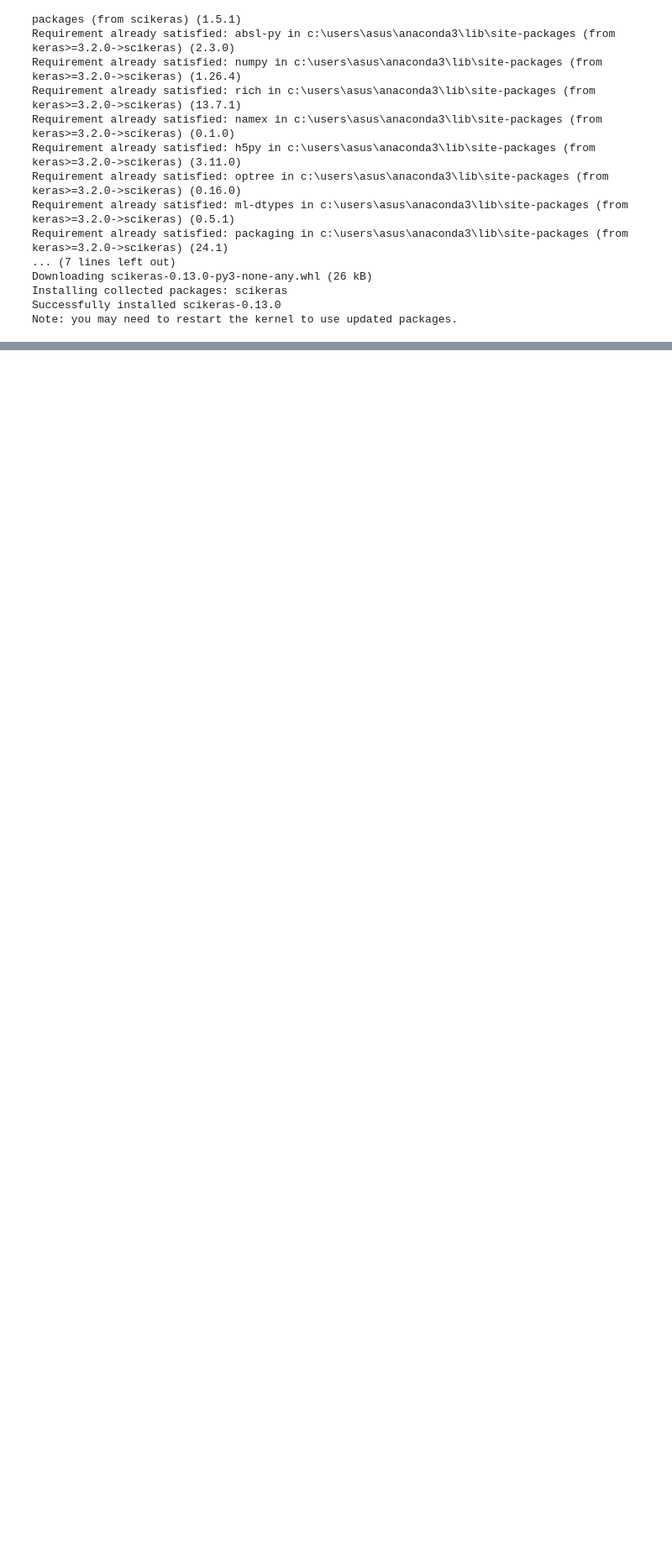
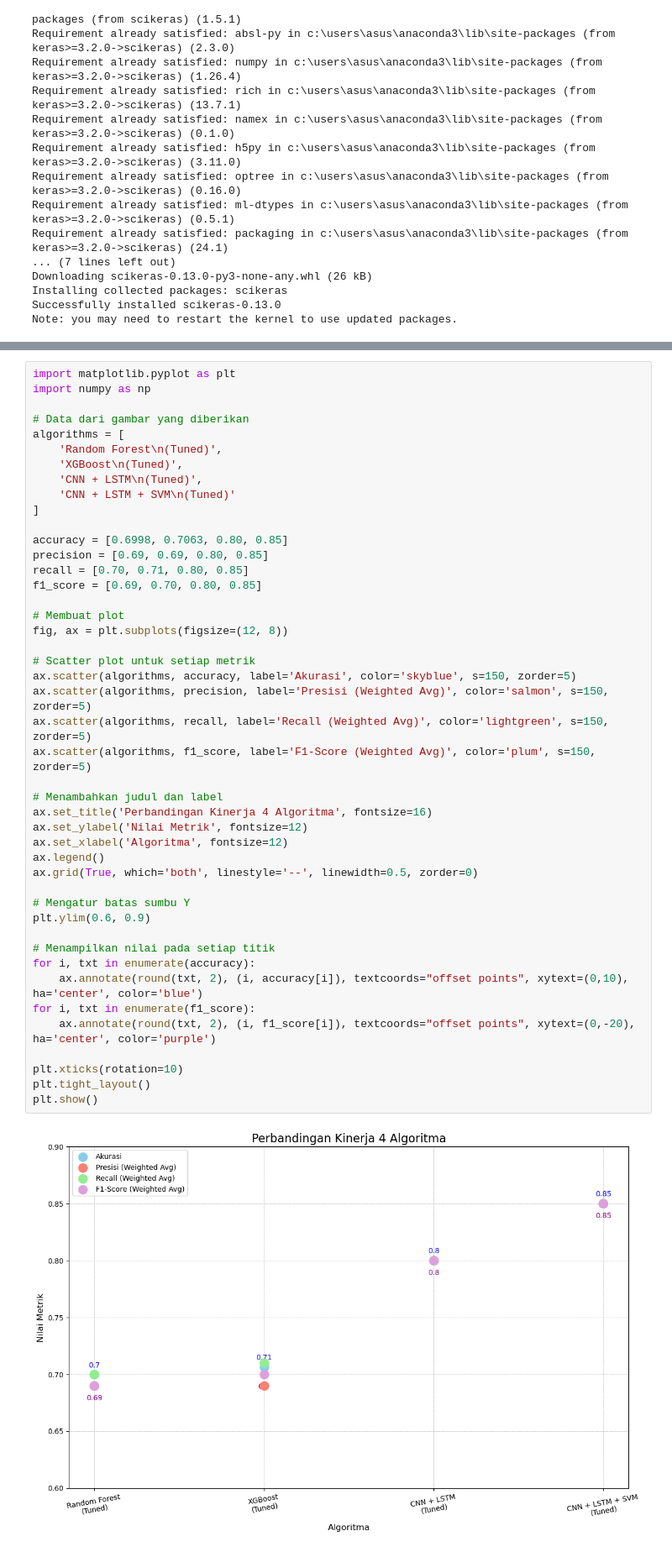
Before and after one commit to Gr1X/Diabetes_MealPlan_Model, a Jupyter notebook: Data_training.ipynb, the cells around one changed output, grey strips where cells are left out. Shown at 84% size. Cells and saved outputs as stored; diff of their text form; blank space fills up the shorter version.

```diff
--- a/Data_training.ipynb
+++ b/Data_training.ipynb
@@ -3575,0 +3895,47 @@ weighted avg       0.69      0.70      0.69      1379
+# %%
+import matplotlib.pyplot as plt
+import numpy as np
+
+# Data dari gambar yang diberikan
+algorithms = [
+    'Random Forest\n(Tuned)',
+    'XGBoost\n(Tuned)',
+    'CNN + LSTM\n(Tuned)',
+    'CNN + LSTM + SVM\n(Tuned)'
+]
+
+accuracy = [0.6998, 0.7063, 0.80, 0.85]
+precision = [0.69, 0.69, 0.80, 0.85]
+recall = [0.70, 0.71, 0.80, 0.85]
+f1_score = [0.69, 0.70, 0.80, 0.85]
+
+# Membuat plot
+fig, ax = plt.subplots(figsize=(12, 8))
+
+# Scatter plot untuk setiap metrik
+ax.scatter(algorithms, accuracy, label='Akurasi', color='skyblue', s=150, zorder=5)
+ax.scatter(algorithms, precision, label='Presisi (Weighted Avg)', color='salmon', s=150, zorder=5)
+ax.scatter(algorithms, recall, label='Recall (Weighted Avg)', color='lightgreen', s=150, zorder=5)
+ax.scatter(algorithms, f1_score, label='F1-Score (Weighted Avg)', color='plum', s=150, zorder=5)
+
+# Menambahkan judul dan label
+ax.set_title('Perbandingan Kinerja 4 Algoritma', fontsize=16)
+ax.set_ylabel('Nilai Metrik', fontsize=12)
+ax.set_xlabel('Algoritma', fontsize=12)
+ax.legend()
+ax.grid(True, which='both', linestyle='--', linewidth=0.5, zorder=0)
+
+# Mengatur batas sumbu Y
+plt.ylim(0.6, 0.9)
+
+# Menampilkan nilai pada setiap titik
+for i, txt in enumerate(accuracy):
+    ax.annotate(round(txt, 2), (i, accuracy[i]), textcoords="offset points", xytext=(0,10), ha='center', color='blue')
+for i, txt in enumerate(f1_score):
+    ax.annotate(round(txt, 2), (i, f1_score[i]), textcoords="offset points", xytext=(0,-20), ha='center', color='purple')
+
+plt.xticks(rotation=10)
+plt.tight_layout()
+plt.show()
+# %% [output]
+[figure, added]
```
Also changed, not shown: parts of 4 cells of this notebook, 6 other files.
